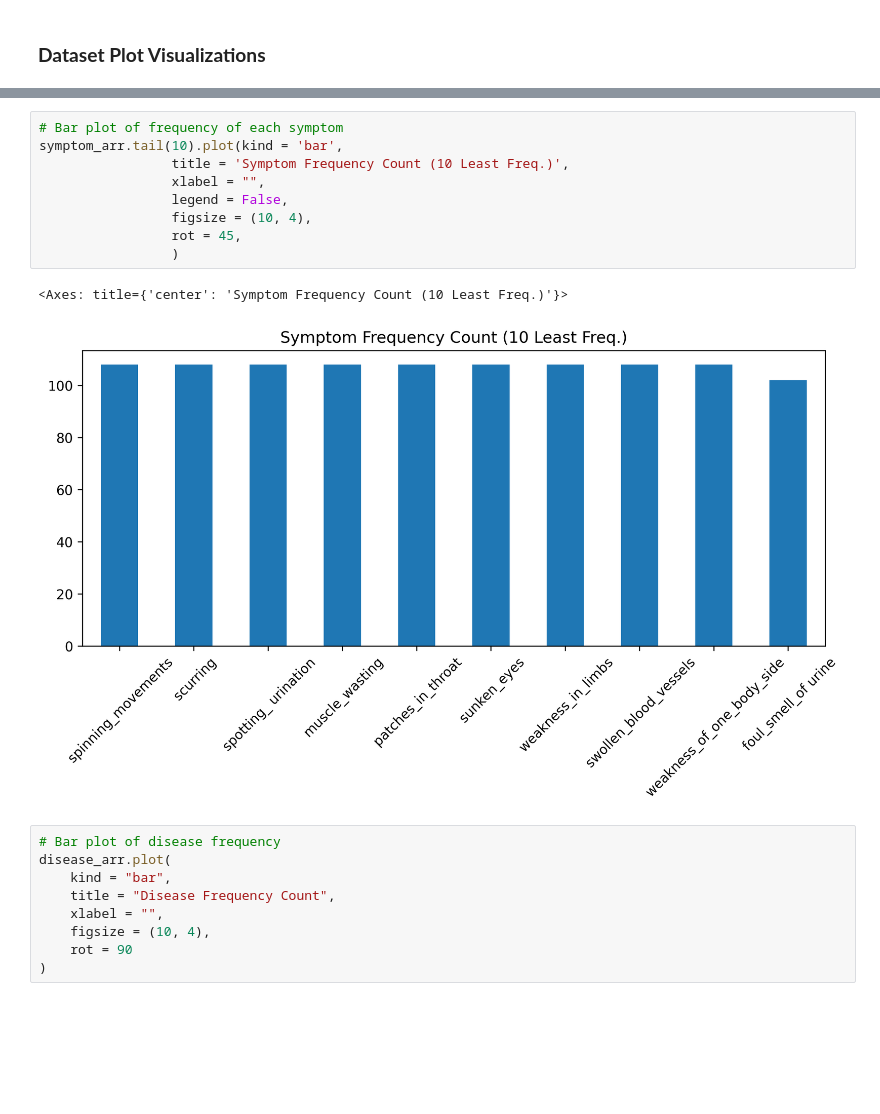
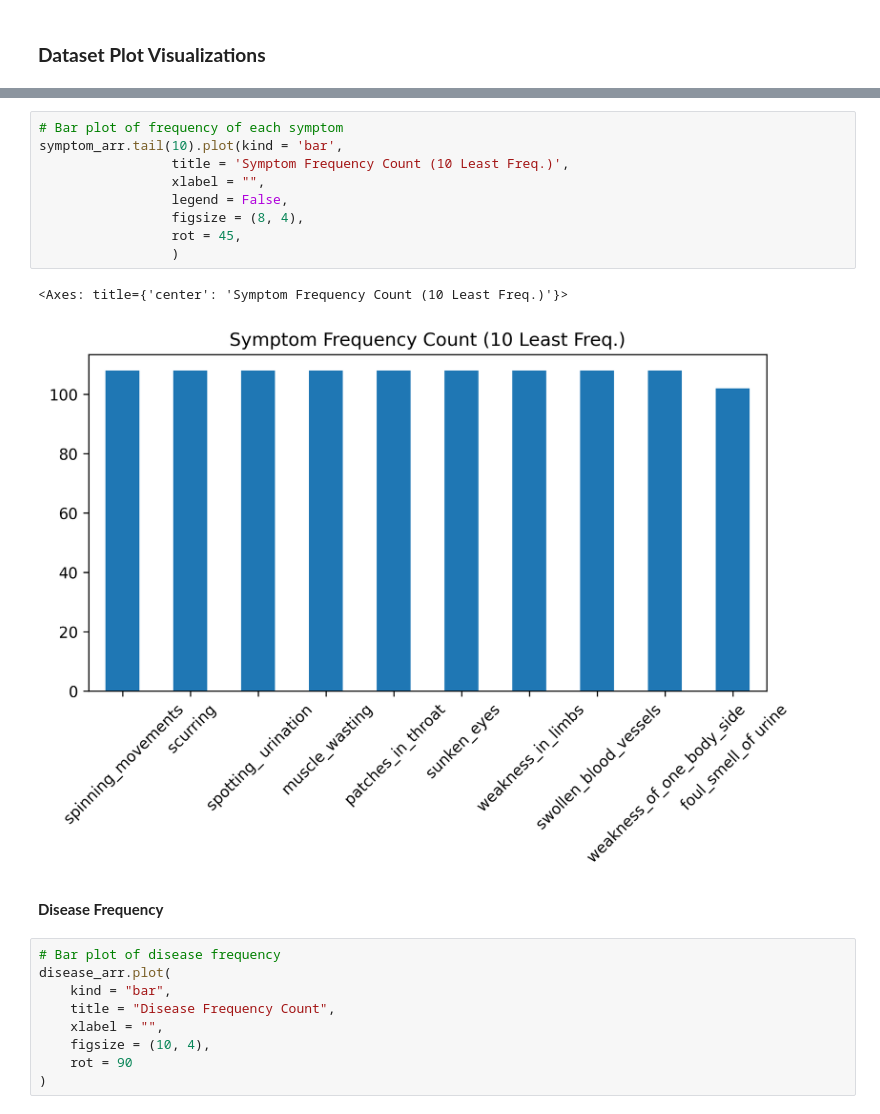
Before and after one commit to domipm/AML-Disease-Symptom, a Jupyter notebook: Health_14.ipynb, the cells around one changed output, grey strips where cells are left out. Saved outputs shown, nothing was run; the diff lists cells and outputs as text; blank space fills up the shorter version.

```diff
--- a/Health_14.ipynb
+++ b/Health_14.ipynb
@@ -149,15 +151,17 @@ symptom_arr.head(10).plot(kind = 'bar',
 # %%
 # Bar plot of frequency of each symptom
 symptom_arr.tail(10).plot(kind = 'bar',
                  title = 'Symptom Frequency Count (10 Least Freq.)',
                  xlabel = "",
                  legend = False,
-                 figsize = (10, 4),
+                 figsize = (8, 4),
                  rot = 45,
                  )
 # %% [output]
 <Axes: title={'center': 'Symptom Frequency Count (10 Least Freq.)'}>
-[figure, old version]
+[figure, new version]
+# %% [markdown]
+**Disease Frequency**
 # %%
 # Bar plot of disease frequency
 disease_arr.plot(
```
Also changed, not shown: parts of 5 cells of this notebook.
